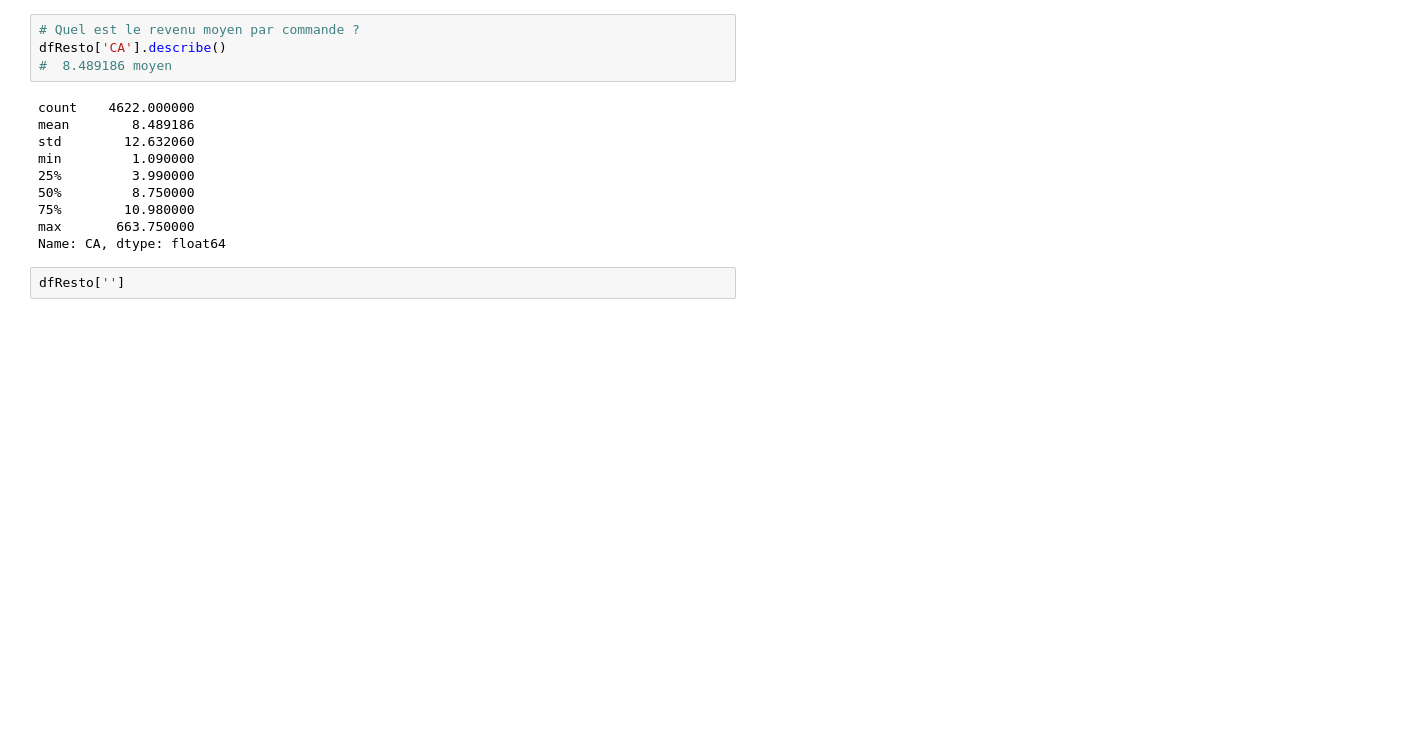
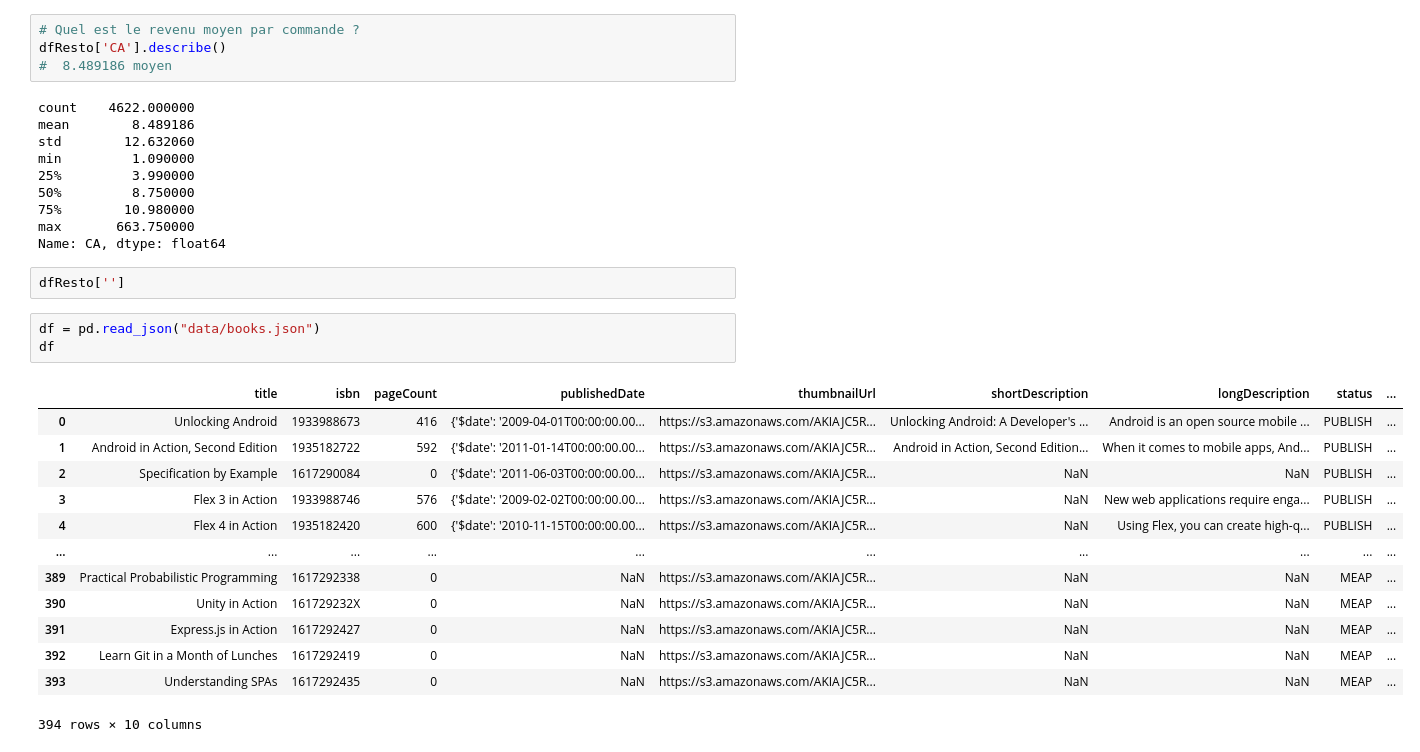
Before and after one commit to Darman09/Big_Data_DAHLEM_Romain_M2_IOT, a Jupyter notebook: DataViz.ipynb, the cells around one changed output. Drawn from its saved outputs; the diff is of its cells as text; blank space fills up the shorter version.

```diff
--- a/DataViz.ipynb
+++ b/DataViz.ipynb
@@ -428,3 +428,20 @@ max       663.750000
 Name: CA, dtype: float64
 # %%
 dfResto['']
+# %%
+df = pd.read_json("data/books.json")
+df
+# %% [output]
+|  | title | isbn | pageCount | publishedDate | thumbnailUrl | shortDescription | longDescription | status | ... |
+| 0 | Unlocking Android | 1933988673 | 416 | {'$date': '2009-04-01T00:00:00.00... | https://s3.amazonaws.com/AKIAJC5R... | Unlocking Android: A Developer's ... | Android is an open source mobile ... | PUBLISH | ... |
+| 1 | Android in Action, Second Edition | 1935182722 | 592 | {'$date': '2011-01-14T00:00:00.00... | https://s3.amazonaws.com/AKIAJC5R... | Android in Action, Second Edition... | When it comes to mobile apps, And... | PUBLISH | ... |
+| 2 | Specification by Example | 1617290084 | 0 | {'$date': '2011-06-03T00:00:00.00... | https://s3.amazonaws.com/AKIAJC5R... | NaN | NaN | PUBLISH | ... |
+| 3 | Flex 3 in Action | 1933988746 | 576 | {'$date': '2009-02-02T00:00:00.00... | https://s3.amazonaws.com/AKIAJC5R... | NaN | New web applications require enga... | PUBLISH | ... |
+| 4 | Flex 4 in Action | 1935182420 | 600 | {'$date': '2010-11-15T00:00:00.00... | https://s3.amazonaws.com/AKIAJC5R... | NaN | Using Flex, you can create high-q... | PUBLISH | ... |
+| ... | ... | ... | ... | ... | ... | ... | ... | ... | ... |
+| 389 | Practical Probabilistic Programming | 1617292338 | 0 | NaN | https://s3.amazonaws.com/AKIAJC5R... | NaN | NaN | MEAP | ... |
+| 390 | Unity in Action | 161729232X | 0 | NaN | https://s3.amazonaws.com/AKIAJC5R... | NaN | NaN | MEAP | ... |
+| 391 | Express.js in Action | 1617292427 | 0 | NaN | https://s3.amazonaws.com/AKIAJC5R... | NaN | NaN | MEAP | ... |
+| 392 | Learn Git in a Month of Lunches | 1617292419 | 0 | NaN | https://s3.amazonaws.com/AKIAJC5R... | NaN | NaN | MEAP | ... |
+| 393 | Understanding SPAs | 1617292435 | 0 | NaN | https://s3.amazonaws.com/AKIAJC5R... | NaN | NaN | MEAP | ... |
+394 rows × 10 columns
```
Also changed, not shown: 4 other files.
